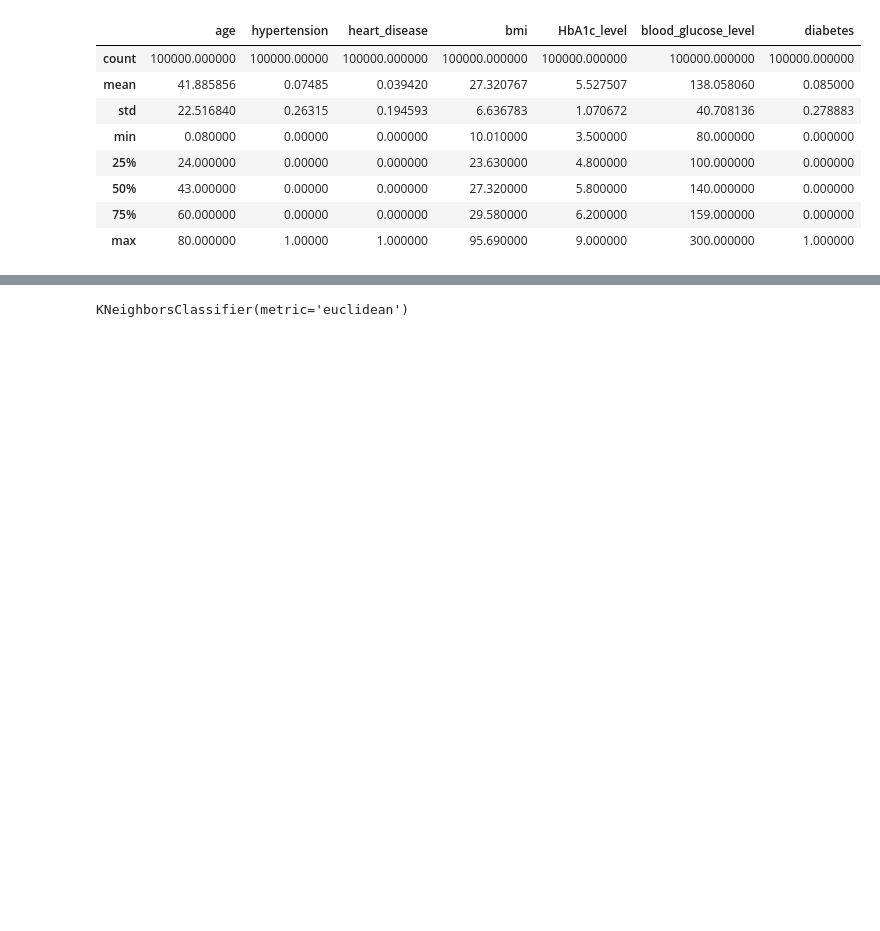
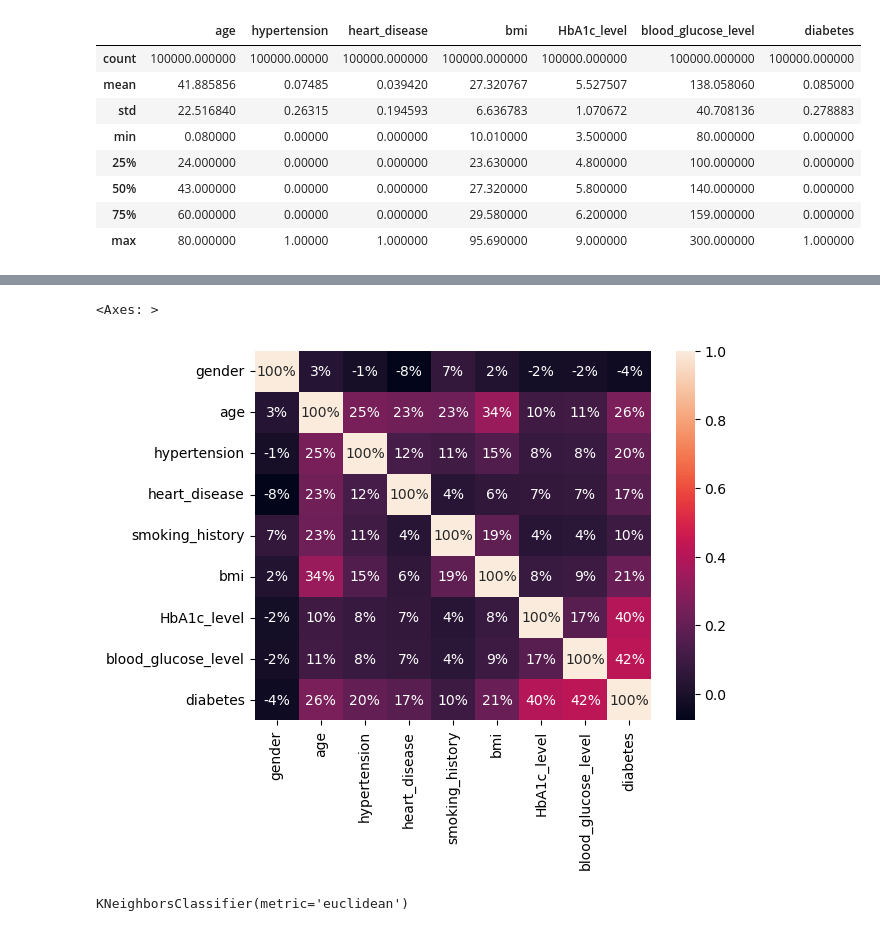
Before and after one commit to ghifari-15/diabetes-prediction-using-knn, a Jupyter notebook: main.ipynb, the cells around one changed output, grey strips where cells are left out. Cells and saved outputs as stored; diff of their text form; code cells hidden in the pictures; blank space fills up the shorter version.

```diff
--- a/main.ipynb
+++ b/main.ipynb
@@ -145,3 +160,9 @@ y = data.iloc[:,-1]
+# %%
+import seaborn as sns
+sns.heatmap(data.corr(), annot=True, fmt='.0%')
+# %% [output]
+<Axes: >
+[figure, added]
 # %%
 # Define the features and target variable using train_test_split() for splitting the dataset by 80:20
 X_train, X_test, y_train, y_test = train_test_split(X, y, test_size=0.2, random_state=1)
```
Also changed, not shown: parts of 2 cells of this notebook.
